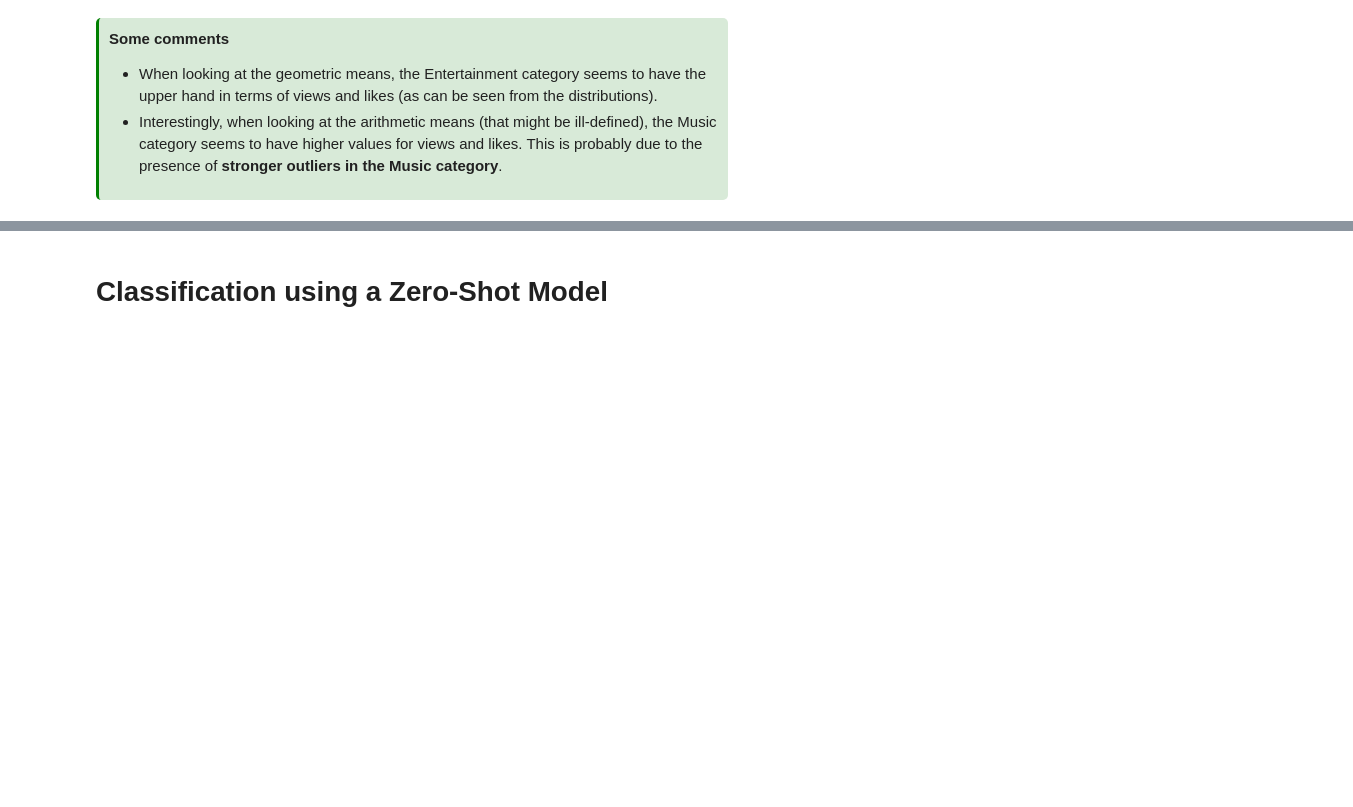
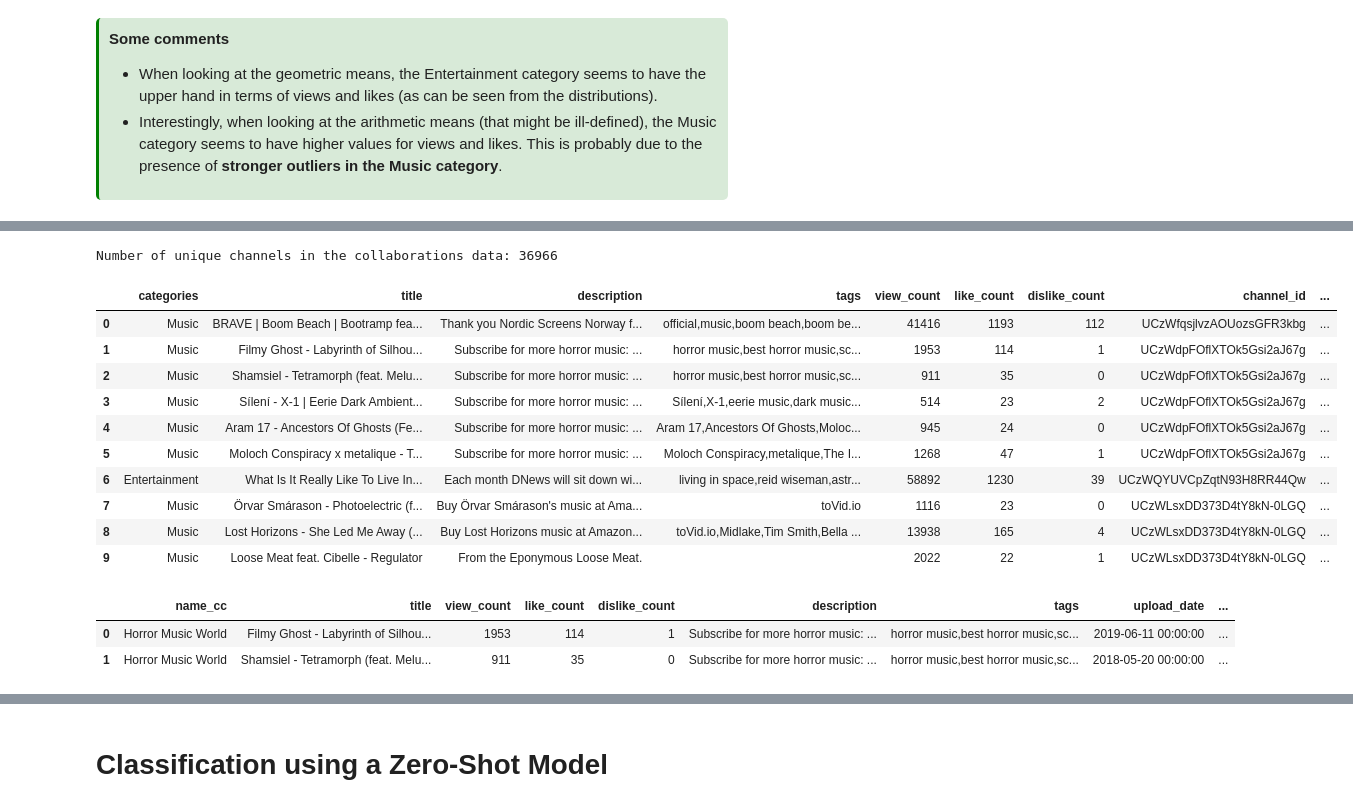
Before and after one commit to epfl-ada/ada-2024-project-tropicaltoucansinsight, a Jupyter notebook: collaborations.ipynb, the cells around one changed output, grey strips where cells are left out. Drawn from its saved outputs; the diff is of its cells as text; code cells hidden in the pictures; blank space fills up the shorter version.

```diff
--- a/collaborations.ipynb
+++ b/collaborations.ipynb
@@ -311,0 +285,18 @@ dislike_count        6.58                 10.81                          228.10
+# %%
+# Add the number of collaborations for each channel
+df_collaborations['collaborations_count'] = df_collaborations.groupby('channel_id')['channel_id'].transform('count')
+print(f"Number of unique channels in the collaborations data: {df_collaborations['channel_id'].nunique()}")
+df_collaborations.head(10)
+# %% [output]
+Number of unique channels in the collaborations data: 36966
+|  | categories | title | description | tags | view_count | like_count | dislike_count | channel_id | ... |
+| 0 | Music | BRAVE | Boom Beach | Bootramp fea... | Thank you Nordic Screens Norway f... | official,music,boom beach,boom be... | 41416 | 1193 | 112 | UCzWfqsjlvzAOUozsGFR3kbg | ... |
+| 1 | Music | Filmy Ghost - Labyrinth of Silhou... | Subscribe for more horror music: ... | horror music,best horror music,sc... | 1953 | 114 | 1 | UCzWdpFOflXTOk5Gsi2aJ67g | ... |
+| 2 | Music | Shamsiel - Tetramorph (feat. Melu... | Subscribe for more horror music: ... | horror music,best horror music,sc... | 911 | 35 | 0 | UCzWdpFOflXTOk5Gsi2aJ67g | ... |
+| 3 | Music | Sílení - X-1 | Eerie Dark Ambient... | Subscribe for more horror music: ... | Sílení,X-1,eerie music,dark music... | 514 | 23 | 2 | UCzWdpFOflXTOk5Gsi2aJ67g | ... |
+| 4 | Music | Aram 17 - Ancestors Of Ghosts (Fe... | Subscribe for more horror music: ... | Aram 17,Ancestors Of Ghosts,Moloc... | 945 | 24 | 0 | UCzWdpFOflXTOk5Gsi2aJ67g | ... |
+| 5 | Music | Moloch Conspiracy x metalique - T... | Subscribe for more horror music: ... | Moloch Conspiracy,metalique,The I... | 1268 | 47 | 1 | UCzWdpFOflXTOk5Gsi2aJ67g | ... |
+| 6 | Entertainment | What Is It Really Like To Live In... | Each month DNews will sit down wi... | living in space,reid wiseman,astr... | 58892 | 1230 | 39 | UCzWQYUVCpZqtN93H8RR44Qw | ... |
+| 7 | Music | Örvar Smárason - Photoelectric (f... | Buy Örvar Smárason's music at Ama... | toVid.io | 1116 | 23 | 0 | UCzWLsxDD373D4tY8kN-0LGQ | ... |
+| 8 | Music | Lost Horizons - She Led Me Away (... | Buy Lost Horizons music at Amazon... | toVid.io,Midlake,Tim Smith,Bella ... | 13938 | 165 | 4 | UCzWLsxDD373D4tY8kN-0LGQ | ... |
+| 9 | Music | Loose Meat feat. Cibelle - Regulator | From the Eponymous Loose Meat. |  | 2022 | 22 | 1 | UCzWLsxDD373D4tY8kN-0LGQ | ... |
@@ -311,0 +313,6 @@ dislike_count        6.58                 10.81                          228.10
+# %%
+df_collaborations.head(2)
+# %% [output]
+|  | name_cc | title | view_count | like_count | dislike_count | description | tags | upload_date | ... |
+| 0 | Horror Music World | Filmy Ghost - Labyrinth of Silhou... | 1953 | 114 | 1 | Subscribe for more horror music: ... | horror music,best horror music,sc... | 2019-06-11 00:00:00 | ... |
+| 1 | Horror Music World | Shamsiel - Tetramorph (feat. Melu... | 911 | 35 | 0 | Subscribe for more horror music: ... | horror music,best horror music,sc... | 2018-05-20 00:00:00 | ... |
```
Also changed, not shown: parts of 23 cells of this notebook, 1 other file.
